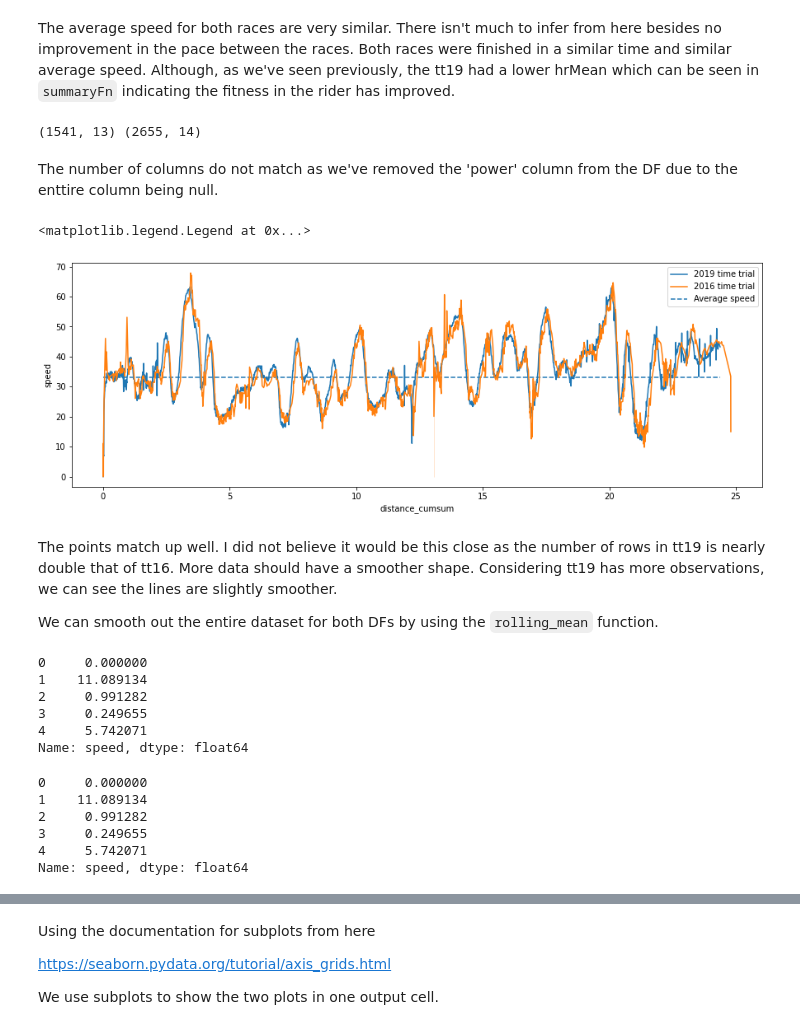
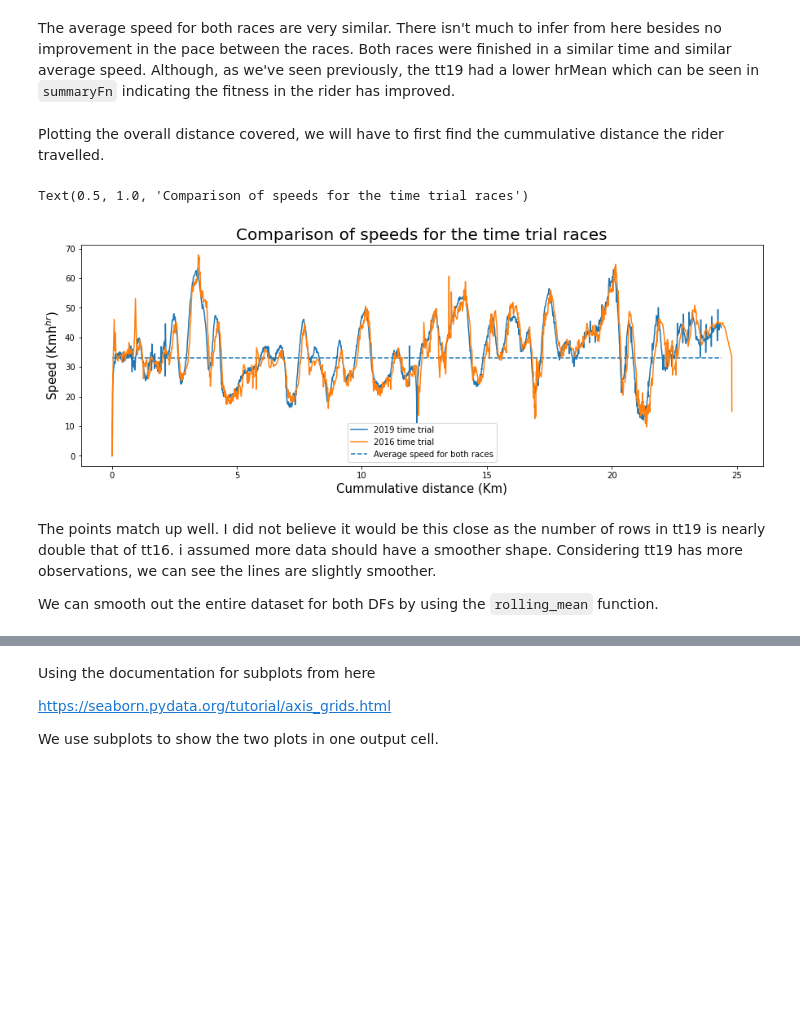
Before and after one commit to MQCOMP2200-S2-2021/Data-Science-Labs, a Jupyter notebook: Portfolio 1.ipynb, the cells around one changed output, grey strips where cells are left out. Drawn from its saved outputs; the diff is of its cells as text; code cells hidden in the pictures; blank space fills up the shorter version.

Commit message:
pf1 and 2 minor work
worked through cleaning the overall notebook n pf1, fixed some of the plotting.

```diff
--- a/Portfolio 1.ipynb
+++ b/Portfolio 1.ipynb
@@ -515,11 +493,11 @@ rr16_reset.head()
 # %%
 def resetIndexFn(myDf, raceTypeString):
-    myDf = myDf.reset_index()
+    myDf_reset = myDf.reset_index()
 
-    myDf = myDf.rename(columns={'index':'observation'})
+    myDf_reset = myDf_reset.rename(columns={'index':'observation'})
 
-    myDf['race type']= raceTypeString
+    myDf_reset['race type']= raceTypeString
 
-    return myDf
+    return myDf_reset
 # %% [markdown]
 Note, in the above cell we added a column to show what race type. This has been done previously, though it's being called again. It will not add another column, it will simply overwrite the current column.
@@ -564,9 +565,11 @@ Name: speed, dtype: float64
 # %%
-mean1 =  rr16_reset['speed'].iloc[rr16_outliersIndex[0]-2:rr16_outliersIndex[0]-1].mean()
-mean2 = rr16_reset['speed'].iloc[rr16_outliersIndex[0]+1:rr16_outliersIndex[0]+3].mean()
-mean = (mean1+mean2)/2
+upper2 =  (rr16_reset['speed'].iloc[rr16_outliersIndex[0]-2:rr16_outliersIndex[0]].values[0] +
+           rr16_reset['speed'].iloc[rr16_outliersIndex[0]-2:rr16_outliersIndex[0]].values[1])
+lower2 = ( rr16_reset['speed'].iloc[rr16_outliersIndex[0]+1:rr16_outliersIndex[0]+3].values[0] +
+           rr16_reset['speed'].iloc[rr16_outliersIndex[0]+1:rr16_outliersIndex[0]+3].values[1])
+mean = (upper2+lower2)/4
 
-rr16_clean = rr16_reset
+rr16_clean = rr16_reset.copy(deep=True)
 rr16_clean['speed'].iloc[rr16_outliersIndex[0]] = mean
 
 rr16_clean['speed'].iloc[rr16_outliersIndex[0]-2:rr16_outliersIndex[0]+3]
@@ -613,14 +603,19 @@ def cleanFn(myDf):
     outlierIndex = myDf[myDf['speed']>80].index
 
     for i in outlierIndex:
-        mean1 =  myDf['speed'].iloc[i -2:i-1].mean()
-        mean2 = myDf['speed'].iloc[i+1:i+3].mean()
-        mean = (mean1+mean2)/2
+        print(i)
+        upper2 =  myDf['speed'].iloc[i -2:i].values[0] + myDf['speed'].iloc[i -2:i].values[1]
+        lower2 = myDf['speed'].iloc[i+1:i+3].values[0] + myDf['speed'].iloc[i+1:i+3].values[1]
+        mean = (upper2+lower2)/4
         myDf['speed'].iloc[i] = mean
+
+        if myDf['speed'].iloc[i-1] == 0:
+            myDf['speed'].iloc[i-1]=mean
+        if myDf['speed'].iloc[i+1] ==0:
+            myDf['speed'].iloc[i+1] = mean
 
 #         myDf['speed'].iloc[i-2:i+3]
         print(myDf['speed'].iloc[i-2:i+3])
-#         print(i)
     return myDf
 # %% [markdown]
 First, let's confirm the function works correctly:
@@ -758,47 +704,30 @@ tt16 mean speed: 33.45
 # %% [markdown]
 The average speed for both races are very similar. There isn't much to infer from here besides no improvement in the pace between the races. Both races were finished in a similar time and similar average speed. Although, as we've seen previously, the tt19 had a lower hrMean which can be seen in `summaryFn` indicating the fitness in the rider has improved.
+# %% [markdown]
+Plotting the overall distance covered, we will have to first find the cummulative distance the rider travelled.
 # %%
-tt19_clean['distance_cumsum'] = tt19_clean['distance'].cumsum()
+tt19_reset['distance_cumsum'] = tt19_reset['distance'].cumsum()
 tt16_clean['distance_cumsum'] = tt16_clean['distance'].cumsum()
-# %%
-print(tt16_clean.shape, tt19_clean.shape)
-# %% [output]
-(1541, 13) (2655, 14)
-# %% [markdown]
-The number of columns do not match as we've removed the 'power' column from the DF due to the enttire column being null.
 # %%
 plt.figure(figsize=(15,5))
 
-sns.lineplot(x= 'distance_cumsum', y= 'speed', data = tt19_clean, label= '2019 time trial')
+sns.lineplot(x= 'distance_cumsum', y= 'speed', data = tt19_reset, label= '2019 time trial')
 sns.lineplot(x= 'distance_cumsum', y= 'speed', data = tt16_clean, label= '2016 time trial')
-plt.hlines(y=tt19_clean['speed'].mean(), xmin=0, xmax= tt19_clean['distance_cumsum'].max(), linestyle = 'dashed', label= 'Average speed')
+plt.hlines(y=tt19_reset['speed'].mean(), xmin=0, xmax= tt19_reset['distance_cumsum'].max(),
+           linestyle = 'dashed', label= 'Average speed for both races')
+
 plt.legend()
+plt.xlabel('Cummulative distance (Km)', size=15)
+plt.ylabel('Speed (Kmh$^{hr}$)', size=15)
+plt.title('Comparison of speeds for the time trial races', size=20)
 # %% [output]
-<matplotlib.legend.Legend at 0x...>
+Text(0.5, 1.0, 'Comparison of speeds for the time trial races')
-[figure, old version]
+[figure, new version]
 # %% [markdown]
-The points match up well. I did not believe it would be this close as the number of rows in tt19 is nearly double that of tt16. More data should have a smoother shape. Considering tt19 has more observations, we can see the lines are slightly smoother.
+The points match up well. I did not believe it would be this close as the number of rows in tt19 is nearly double that of tt16. i assumed more data should have a smoother shape. Considering tt19 has more observations, we can see the lines are slightly smoother.
 
 We can smooth out the entire dataset for both DFs by using the `rolling_mean` function.
 # %%
 tt16_roll = tt16_clean.copy(deep=True)
-# %%
-tt16_clean['speed'].head()
-# %% [output]
-0     0.000000
-1    11.089134
-2     0.991282
-3     0.249655
-4     5.742071
-Name: speed, dtype: float64
-# %%
-tt16_roll['speed'].head()
-# %% [output]
-0     0.000000
-1    11.089134
-2     0.991282
-3     0.249655
-4     5.742071
-Name: speed, dtype: float64
 # %%
 tt16_roll['speed']= tt16_roll['speed'].rolling(10,min_periods= 1).mean()
```
Also changed, not shown: parts of 159 cells of this notebook, 1 other file.
